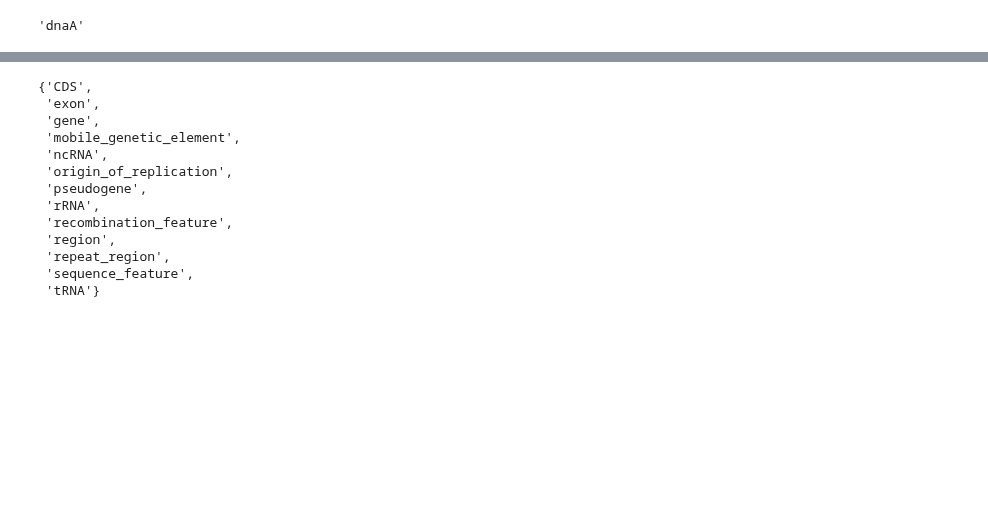
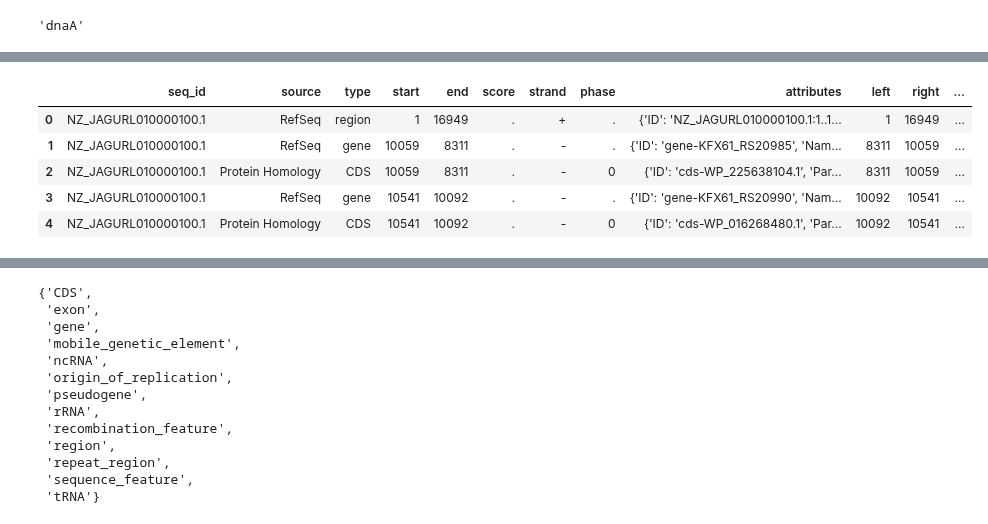
Before and after one commit to dbikard/genomenotebook, a Jupyter notebook: nbs/API/02_utils.ipynb, the cells around one changed output, grey strips where cells are left out. Drawn from its saved outputs; the diff is of its cells as text; code cells hidden in the pictures; blank space fills up the shorter version.

```diff
--- a/nbs/API/02_utils.ipynb
+++ b/nbs/API/02_utils.ipynb
@@ -111,0 +119,16 @@ OrderedDict([('locus_tag', 'SaO11_00001'),
+# %%
+#| export
+def get_attributes(df: pd.DataFrame, #a features DataFrame with at least a "type" column and an "attributes_str" column
+                   attributes: Dict[str, List] = {} # a dictionnary with feature types as keys and a list of attributes to extract as values
+                   ) -> List:
+    """Iterates over each row of the df and extracts the attributes specified in the attributes dictionnary for each feature type"""
+    attr_list=[]
+    for i,row in df.iterrows():
+        if row.type in attributes:
+            attrs = attributes[row.type]
+        else:
+            attrs = None
+
+        attr_list.append(extract_attributes(row.attributes_str,attrs))
+
+    return attr_list
@@ -190 +231,14 @@ def parse_gff(gff_path:str, # path to the gff file
+# %%
+data_path = get_example_data_dir()
+gff_path = os.path.join(data_path, "jmh43.gff")
+df=parse_gff(gff_path,
+             bounds=(10000,50000))
+df.head()
+# %% [output]
+|  | seq_id | source | type | start | end | score | strand | phase | attributes | left | right | ... |
+| 0 | NZ_JAGURL010000100.1 | RefSeq | region | 1 | 16949 | . | + | . | {'ID': 'NZ_JAGURL010000100.1:1..1... | 1 | 16949 | ... |
+| 1 | NZ_JAGURL010000100.1 | RefSeq | gene | 10059 | 8311 | . | - | . | {'ID': 'gene-KFX61_RS20985', 'Nam... | 8311 | 10059 | ... |
+| 2 | NZ_JAGURL010000100.1 | Protein Homology | CDS | 10059 | 8311 | . | - | 0 | {'ID': 'cds-WP_225638104.1', 'Par... | 8311 | 10059 | ... |
+| 3 | NZ_JAGURL010000100.1 | RefSeq | gene | 10541 | 10092 | . | - | . | {'ID': 'gene-KFX61_RS20990', 'Nam... | 10092 | 10541 | ... |
+| 4 | NZ_JAGURL010000100.1 | Protein Homology | CDS | 10541 | 10092 | . | - | 0 | {'ID': 'cds-WP_016268480.1', 'Par... | 10092 | 10541 | ... |
 # %%
```
Also changed, not shown: parts of 31 cells of this notebook, 7 other files.
